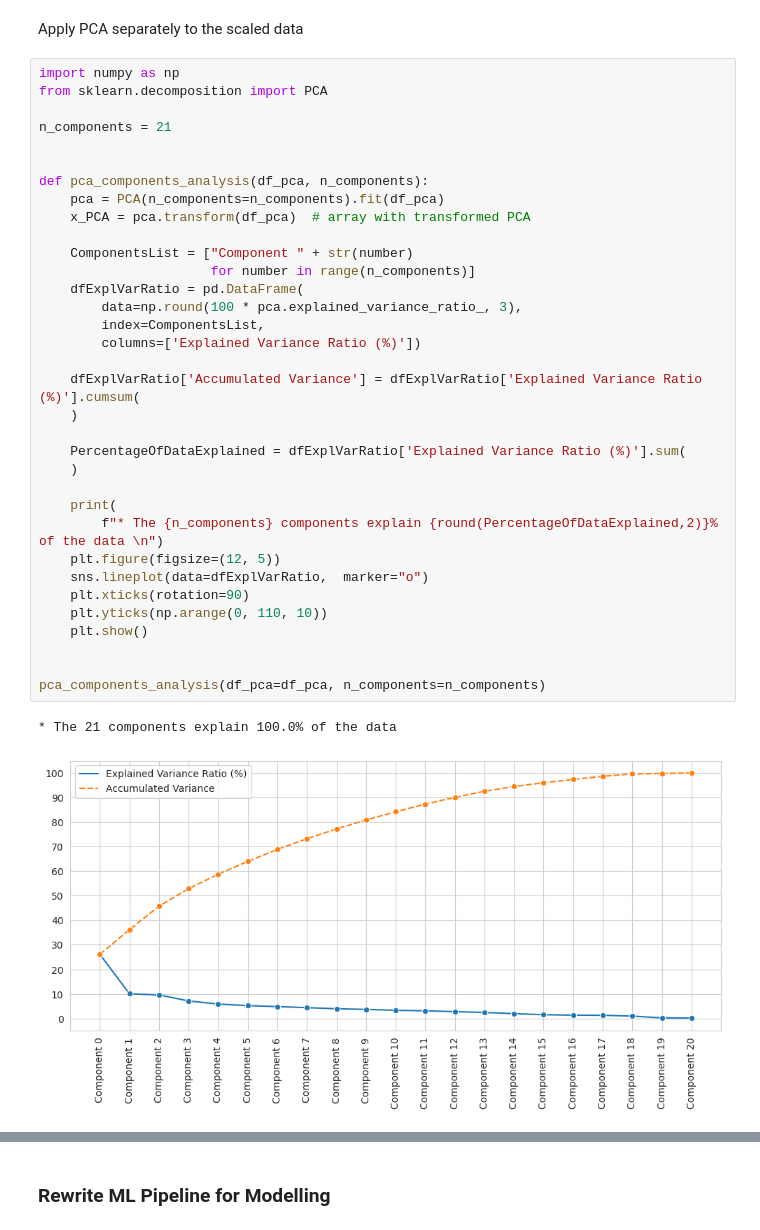
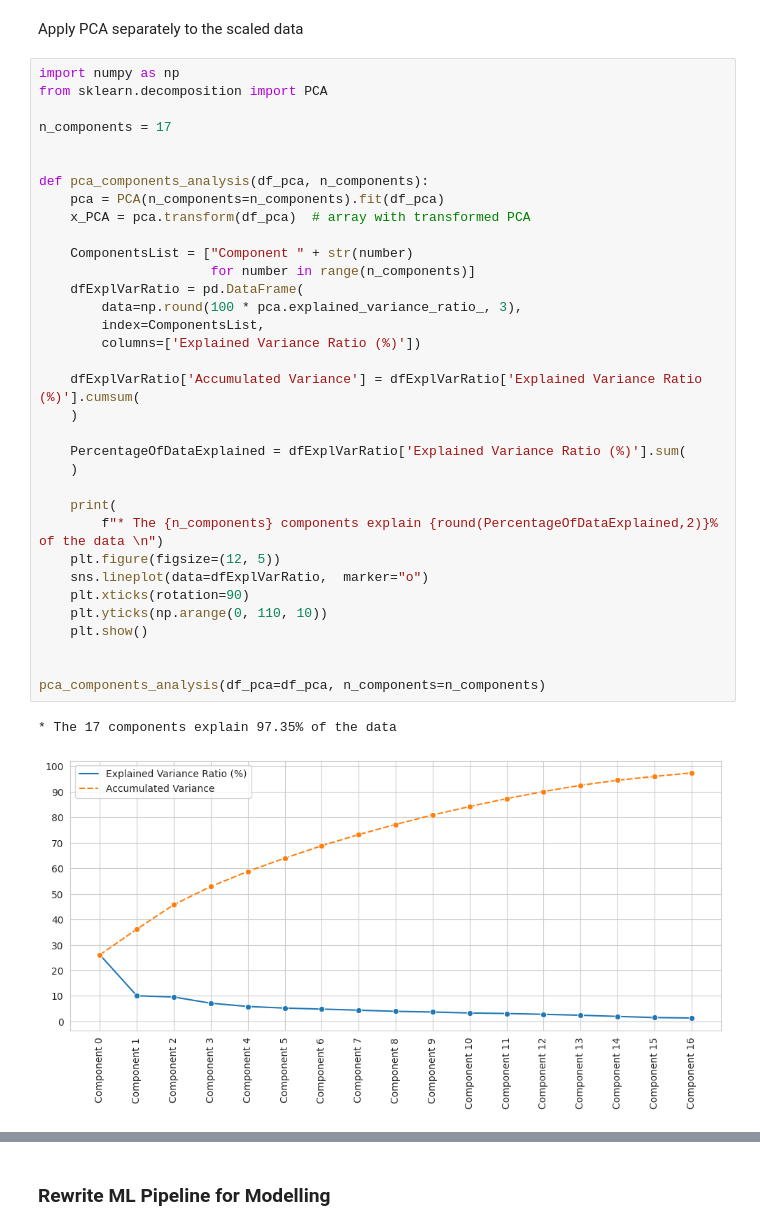
Before and after one commit to Darvid-223/housing-prices, a Jupyter notebook: jupyter_notebooks/05_sales_price_prediction.ipynb, the cells around one changed output, grey strips where cells are left out. Cells and saved outputs as stored; diff of their text form.

```diff
--- a/jupyter_notebooks/05_sales_price_prediction.ipynb
+++ b/jupyter_notebooks/05_sales_price_prediction.ipynb
@@ -464,37 +464,37 @@ Apply PCA separately to the scaled data
 import numpy as np
 from sklearn.decomposition import PCA
 
-n_components = 21
+n_components = 17
 
 
 def pca_components_analysis(df_pca, n_components):
     pca = PCA(n_components=n_components).fit(df_pca)
     x_PCA = pca.transform(df_pca)  # array with transformed PCA
 
     ComponentsList = ["Component " + str(number)
                       for number in range(n_components)]
     dfExplVarRatio = pd.DataFrame(
         data=np.round(100 * pca.explained_variance_ratio_, 3),
         index=ComponentsList,
         columns=['Explained Variance Ratio (%)'])
 
     dfExplVarRatio['Accumulated Variance'] = dfExplVarRatio['Explained Variance Ratio (%)'].cumsum(
     )
 
     PercentageOfDataExplained = dfExplVarRatio['Explained Variance Ratio (%)'].sum(
     )
 
     print(
         f"* The {n_components} components explain {round(PercentageOfDataExplained,2)}% of the data \n")
     plt.figure(figsize=(12, 5))
     sns.lineplot(data=dfExplVarRatio,  marker="o")
     plt.xticks(rotation=90)
     plt.yticks(np.arange(0, 110, 10))
     plt.show()
 
 
 pca_components_analysis(df_pca=df_pca, n_components=n_components)
 # %% [output]
-* The 21 components explain 100.0% of the data
+* The 17 components explain 97.35% of the data
-[figure, old version]
+[figure, new version]
 # %%
```
Also changed, not shown: parts of 12 cells of this notebook.
